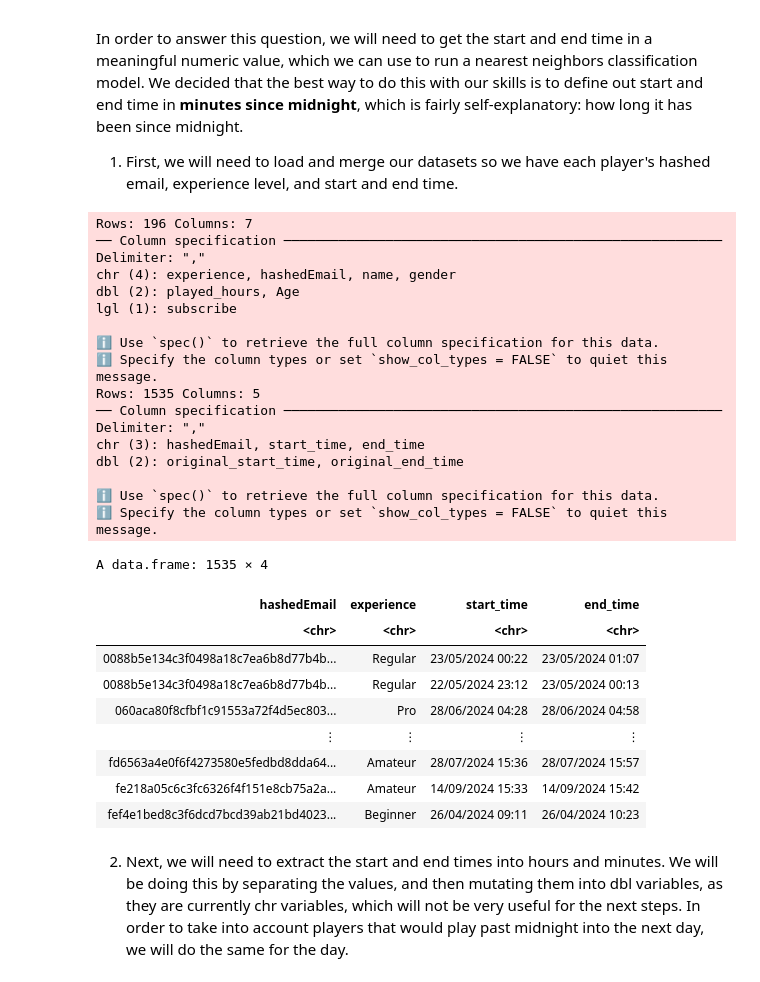
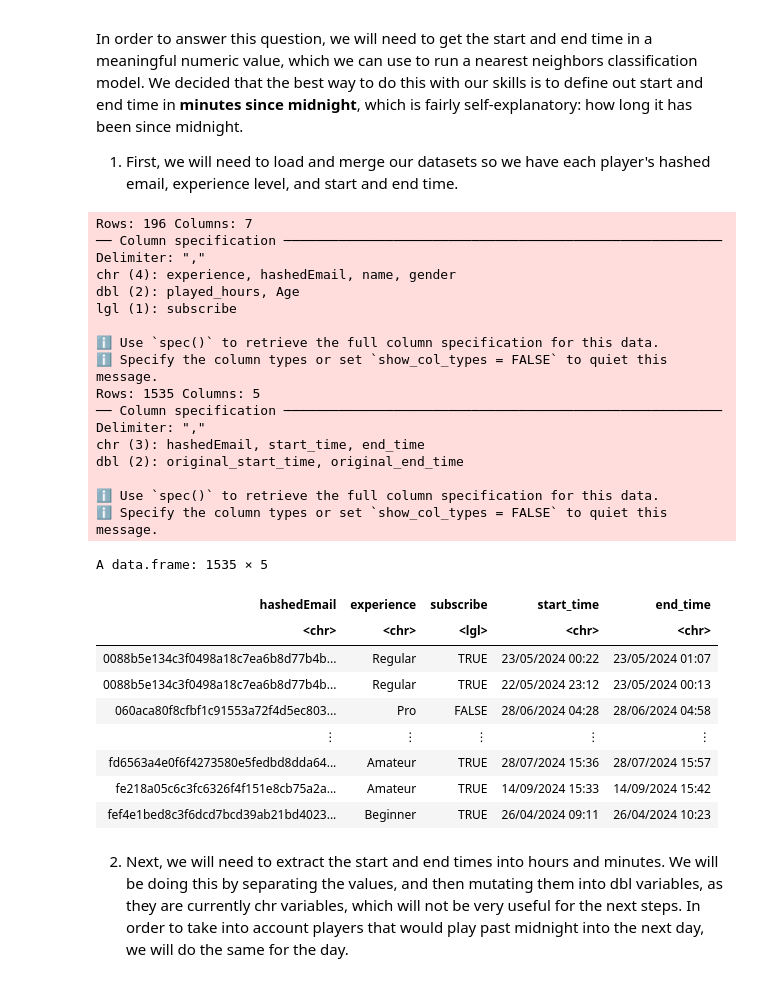
Before and after one commit to mulch-eater-prime/DSCI-Group-17-Project, a Jupyter notebook: Work.ipynb, the cells around one changed output. Drawn from its saved outputs; the diff is of its cells as text; code cells hidden in the pictures.

```diff
--- a/Work.ipynb
+++ b/Work.ipynb
@@ -39,41 +39,41 @@ In order to answer this question, we will need to get the start and end time in
 # %%
 player_url <- "https://raw.githubusercontent.com/mulch-eater-prime/DSCI-Group-17-Project/refs/heads/main/players%20(1).csv"
 player <- read_csv(player_url)
 sessions_url <- "https://raw.githubusercontent.com/mulch-eater-prime/DSCI-Group-17-Project/03abe89c68205649e71bfa9b8a9cf90efe553b24/sessions%20(1).csv"
 sessions <- read_csv(sessions_url)
 mashup <- player |>
-    select(hashedEmail, experience) |>
+    select(hashedEmail, experience, subscribe) |>
     merge(sessions, by = "hashedEmail") |>
     select(hashedEmail:end_time)
 mashup
 # %% [output]
 Rows: 196 Columns: 7
 ── Column specification ────────────────────────────────────────────────────────
 Delimiter: ","
 chr (4): experience, hashedEmail, name, gender
 dbl (2): played_hours, Age
 lgl (1): subscribe
 
 ℹ Use `spec()` to retrieve the full column specification for this data.
 ℹ Specify the column types or set `show_col_types = FALSE` to quiet this message.
 Rows: 1535 Columns: 5
 ── Column specification ────────────────────────────────────────────────────────
 Delimiter: ","
 chr (3): hashedEmail, start_time, end_time
 dbl (2): original_start_time, original_end_time
 
 ℹ Use `spec()` to retrieve the full column specification for this data.
 ℹ Specify the column types or set `show_col_types = FALSE` to quiet this message.
-A data.frame: 1535 × 4
+A data.frame: 1535 × 5
-| hashedEmail | experience | start_time | end_time |
-| <chr> | <chr> | <chr> | <chr> |
-| 0088b5e134c3f0498a18c7ea6b8d77b4b... | Regular | 23/05/2024 00:22 | 23/05/2024 01:07 |
-| 0088b5e134c3f0498a18c7ea6b8d77b4b... | Regular | 22/05/2024 23:12 | 23/05/2024 00:13 |
-| 060aca80f8cfbf1c91553a72f4d5ec803... | Pro | 28/06/2024 04:28 | 28/06/2024 04:58 |
-| ⋮ | ⋮ | ⋮ | ⋮ |
-| fd6563a4e0f6f4273580e5fedbd8dda64... | Amateur | 28/07/2024 15:36 | 28/07/2024 15:57 |
-| fe218a05c6c3fc6326f4f151e8cb75a2a... | Amateur | 14/09/2024 15:33 | 14/09/2024 15:42 |
-| fef4e1bed8c3f6dcd7bcd39ab21bd4023... | Beginner | 26/04/2024 09:11 | 26/04/2024 10:23 |
+| hashedEmail | experience | subscribe | start_time | end_time |
+| <chr> | <chr> | <lgl> | <chr> | <chr> |
+| 0088b5e134c3f0498a18c7ea6b8d77b4b... | Regular | TRUE | 23/05/2024 00:22 | 23/05/2024 01:07 |
+| 0088b5e134c3f0498a18c7ea6b8d77b4b... | Regular | TRUE | 22/05/2024 23:12 | 23/05/2024 00:13 |
+| 060aca80f8cfbf1c91553a72f4d5ec803... | Pro | FALSE | 28/06/2024 04:28 | 28/06/2024 04:58 |
+| ⋮ | ⋮ | ⋮ | ⋮ | ⋮ |
+| fd6563a4e0f6f4273580e5fedbd8dda64... | Amateur | TRUE | 28/07/2024 15:36 | 28/07/2024 15:57 |
+| fe218a05c6c3fc6326f4f151e8cb75a2a... | Amateur | TRUE | 14/09/2024 15:33 | 14/09/2024 15:42 |
+| fef4e1bed8c3f6dcd7bcd39ab21bd4023... | Beginner | TRUE | 26/04/2024 09:11 | 26/04/2024 10:23 |
 # %% [markdown]
 2) Next, we will need to extract the start and end times into hours and minutes. We will be doing this by separating the values, and then mutating them into dbl variables, as they are currently chr variables, which will not be very useful for the next steps. In order to take into account players that would play past midnight into the next day, we will do the same for the day.
 # %%
```
Also changed, not shown: parts of 10 cells of this notebook.
